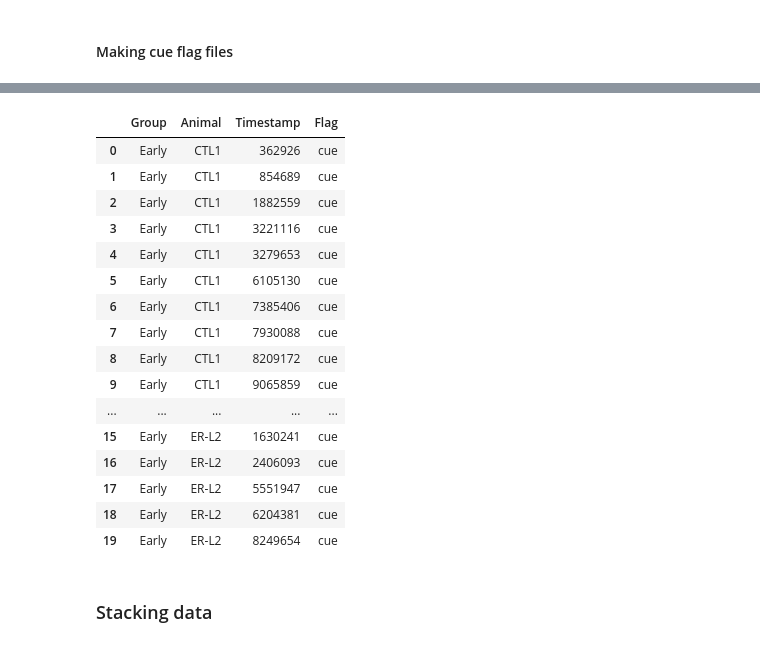
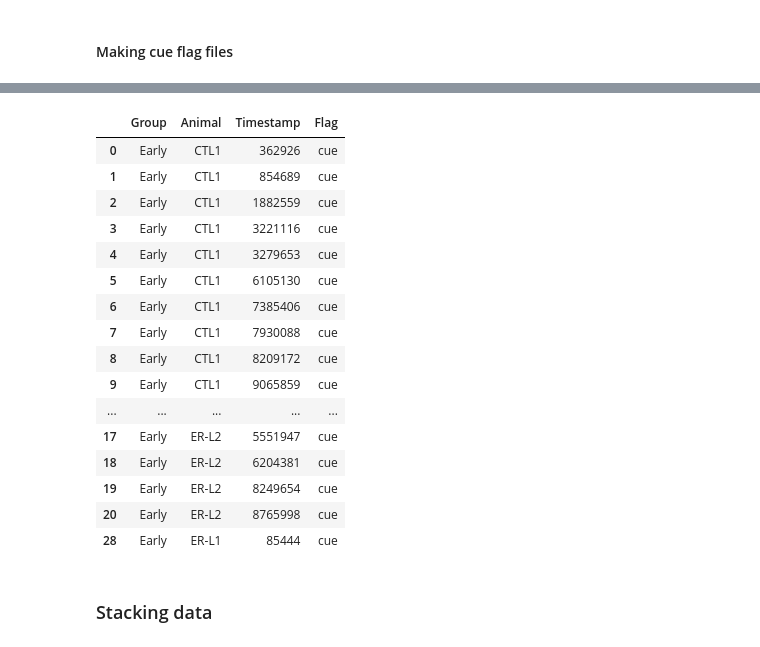
Before and after one commit to datasiansalsa/PFC_Self-Admin_Analysis, a Jupyter notebook: cue-analysis/acquisition/ACQ_cue_analysis_JJB.ipynb, the cells around one changed output, grey strips where cells are left out. Saved outputs shown, nothing was run; the diff lists cells and outputs as text; code cells hidden in the pictures.

```diff
--- a/cue-analysis/acquisition/ACQ_cue_analysis_JJB.ipynb
+++ b/cue-analysis/acquisition/ACQ_cue_analysis_JJB.ipynb
@@ -42,8 +42,8 @@ from sklearn.metrics import silhouette_samples
 
 population = 'ACQUISITION'
 
-# user = 'jboqu'
-user = 'OtisLab'
+user = 'jboqu'
+#user = 'OtisLab'
 
 basedir = r'C:\Users\%s\Dropbox\2P Imaging Projects\Beth\Josh\Project Datasets\PFC Self-Admin Analysis\PFC Self Admin Data'%(user)
 
@@ -698,39 +698,39 @@ temp_dict = [] #list for population array
 for index in range(len(groups)):
     group = groups[index]
     animals_of_interest = animals[index]
     indir = directories[index]
     for animal in animals_of_interest:
         FOVs = next(os.walk(os.path.join(indir, animal)))[1]
         for fov in sorted(FOVs):
             flags = pd.read_csv(os.path.join(indir, animal, fov, 'active_flags.csv'))
             for i in range(len(flags)):
                 # print(flags['Timestamp'][i], '-', flags['Flag'][i])
                 temp_dict.append(
                     {'Group': group,
                      'Animal': animal,
                      'Timestamp': flags['Timestamp'][i],
                      'Flag': flags['Flag'][i]}
                 )
 flags_df = pd.DataFrame(temp_dict)
-flags_df[flags_df['Group']=='Early'].head(20)
+flags_df[flags_df['Flag']=='cue'][flags_df['Group']=='Early'].head(20)
 # %% [output]
 |  | Group | Animal | Timestamp | Flag |
 | 0 | Early | CTL1 | 362926 | cue |
 | 1 | Early | CTL1 | 854689 | cue |
 | 2 | Early | CTL1 | 1882559 | cue |
 | 3 | Early | CTL1 | 3221116 | cue |
 | 4 | Early | CTL1 | 3279653 | cue |
 | 5 | Early | CTL1 | 6105130 | cue |
 | 6 | Early | CTL1 | 7385406 | cue |
 | 7 | Early | CTL1 | 7930088 | cue |
 | 8 | Early | CTL1 | 8209172 | cue |
 | 9 | Early | CTL1 | 9065859 | cue |
 | ... | ... | ... | ... | ... |
-| 15 | Early | ER-L2 | 1630241 | cue |
-| 16 | Early | ER-L2 | 2406093 | cue |
 | 17 | Early | ER-L2 | 5551947 | cue |
 | 18 | Early | ER-L2 | 6204381 | cue |
 | 19 | Early | ER-L2 | 8249654 | cue |
+| 20 | Early | ER-L2 | 8765998 | cue |
+| 28 | Early | ER-L1 | 85444 | cue |
 # %% [markdown]
 ### Stacking data
 # %% [markdown]
```
